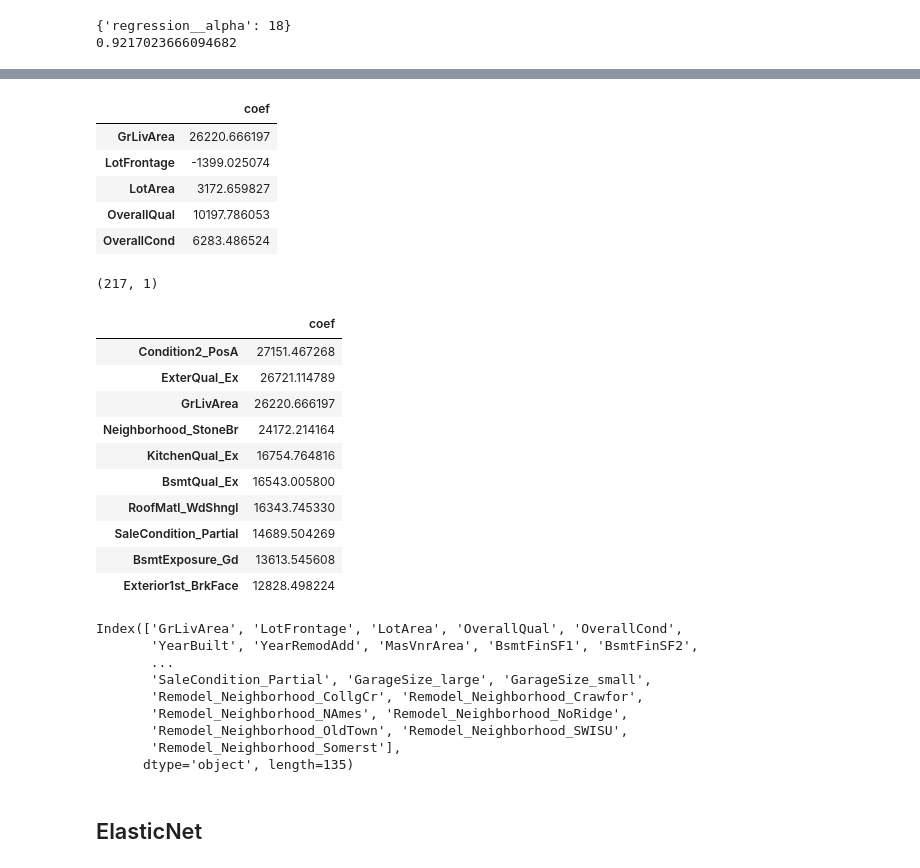
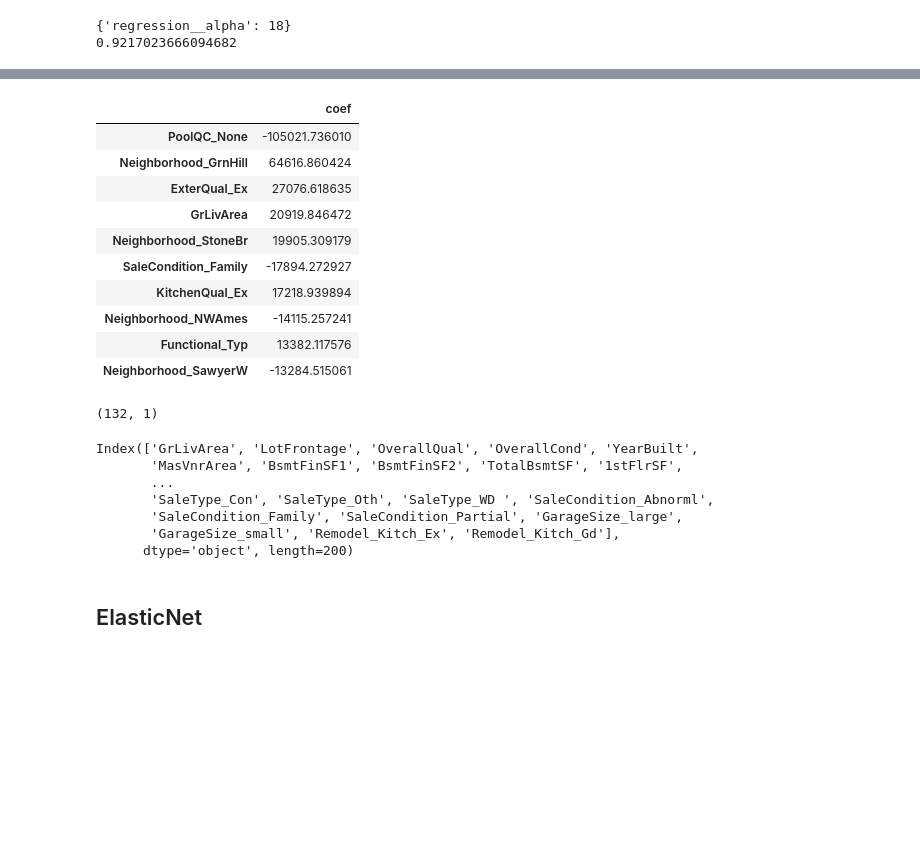
Before and after one commit to ersdanforth/ames_housing, a Jupyter notebook: main/linear_models.ipynb, the cells around one changed output, grey strips where cells are left out. Cells and saved outputs as stored; diff of their text form; code cells hidden in the pictures; blank space fills up the shorter version.

```diff
--- a/linear_models.ipynb
+++ b/main/linear_models.ipynb
@@ -258,14 +257,15 @@ features_new = housing_newfeat.drop(['SalePrice', 'Log_SalePrice'], axis=1)
 price = housing['SalePrice']
 # %%
-X = features_new
+X = features
+y = price
 
-X_transformed = col_transform.fit_transform(X)
+X_train, X_test, y_train, y_test = train_test_split(X, y, test_size=0.2, random_state=0)
+ct = col_transform.fit(X_train)
+X_transformed = ct.transform(X) # returns array
 new_feat_names = col_transform.get_feature_names_out()
 X = pd.DataFrame(X_transformed, columns = new_feat_names)
 
-y = price
-
-X_train, X_test, y_train, y_test = train_test_split(X_transformed, y, test_size=0.3, random_state=1)
+X_train, X_test, y_train, y_test = train_test_split(X, y, test_size=0.2, random_state=0)
 # %%
 def select_features(X_train, y_train, X_test):
     fs = SelectKBest(score_func=f_regression, k='all')
@@ -619,46 +619,34 @@ plt.xlim((0,20))
 # %%
-new_vars = gs.best_estimator_.named_steps['cols'].get_feature_names_out()
-
-coefs_lasso = pd.DataFrame(lasso.coef_, index = new_vars, columns = ['coef'])
-coefs_lasso.head()
+new_vars = lasso.named_steps['cols'].get_feature_names_out()
+coefs_lasso = pd.DataFrame(lasso.named_steps['regression'].coef_, index = new_vars, columns = ['coef'])
+coefs_lasso.sort_values('coef', key = abs, ascending = False).head(10)
 # %% [output]
 |  | coef |
-| GrLivArea | 26220.666197 |
-| LotFrontage | -1399.025074 |
-| LotArea | 3172.659827 |
-| OverallQual | 10197.786053 |
-| OverallCond | 6283.486524 |
+| PoolQC_None | -105021.736010 |
+| Neighborhood_GrnHill | 64616.860424 |
+| ExterQual_Ex | 27076.618635 |
+| GrLivArea | 20919.846472 |
+| Neighborhood_StoneBr | 19905.309179 |
+| SaleCondition_Family | -17894.272927 |
+| KitchenQual_Ex | 17218.939894 |
+| Neighborhood_NWAmes | -14115.257241 |
+| Functional_Typ | 13382.117576 |
+| Neighborhood_SawyerW | -13284.515061 |
 # %%
 coefs_lasso[coefs_lasso['coef'] == 0].shape
 # %% [output]
-(217, 1)
+(132, 1)
-# %%
-coefs_lasso.sort_values(by = 'coef', ascending = False).head(10)
-# %% [output]
-|  | coef |
-| Condition2_PosA | 27151.467268 |
-| ExterQual_Ex | 26721.114789 |
-| GrLivArea | 26220.666197 |
-| Neighborhood_StoneBr | 24172.214164 |
-| KitchenQual_Ex | 16754.764816 |
-| BsmtQual_Ex | 16543.005800 |
-| RoofMatl_WdShngl | 16343.745330 |
-| SaleCondition_Partial | 14689.504269 |
-| BsmtExposure_Gd | 13613.545608 |
-| Exterior1st_BrkFace | 12828.498224 |
 # %%
 lasso_selected_features = coefs_lasso[coefs_lasso['coef'] != 0]
 lasso_selected_features = lasso_selected_features.index
 lasso_selected_features
 # %% [output]
-Index(['GrLivArea', 'LotFrontage', 'LotArea', 'OverallQual', 'OverallCond',
-       'YearBuilt', 'YearRemodAdd', 'MasVnrArea', 'BsmtFinSF1', 'BsmtFinSF2',
+Index(['GrLivArea', 'LotFrontage', 'OverallQual', 'OverallCond', 'YearBuilt',
+       'MasVnrArea', 'BsmtFinSF1', 'BsmtFinSF2', 'TotalBsmtSF', '1stFlrSF',
        ...
-       'SaleCondition_Partial', 'GarageSize_large', 'GarageSize_small',
-       'Remodel_Neighborhood_CollgCr', 'Remodel_Neighborhood_Crawfor',
-       'Remodel_Neighborhood_NAmes', 'Remodel_Neighborhood_NoRidge',
-       'Remodel_Neighborhood_OldTown', 'Remodel_Neighborhood_SWISU',
-       'Remodel_Neighborhood_Somerst'],
-      dtype='object', length=135)
+       'SaleType_Con', 'SaleType_Oth', 'SaleType_WD ', 'SaleCondition_Abnorml',
+       'SaleCondition_Family', 'SaleCondition_Partial', 'GarageSize_large',
+       'GarageSize_small', 'Remodel_Kitch_Ex', 'Remodel_Kitch_Gd'],
+      dtype='object', length=200)
 # %% [markdown]
 ## ElasticNet
```
Also changed, not shown: parts of 42 cells of this notebook, 5 other files.
